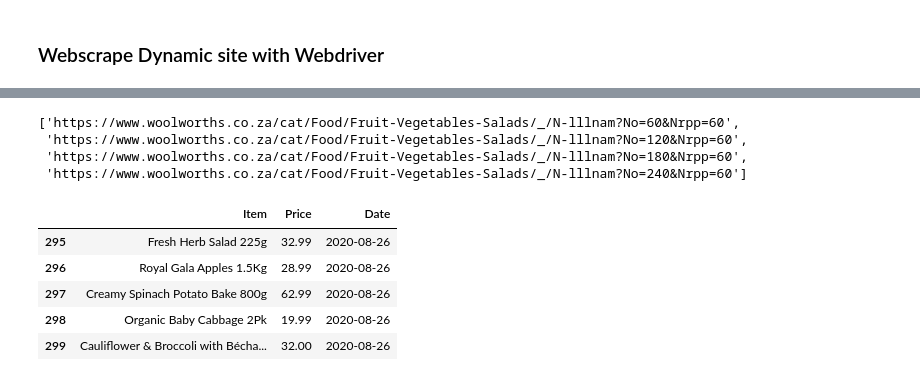
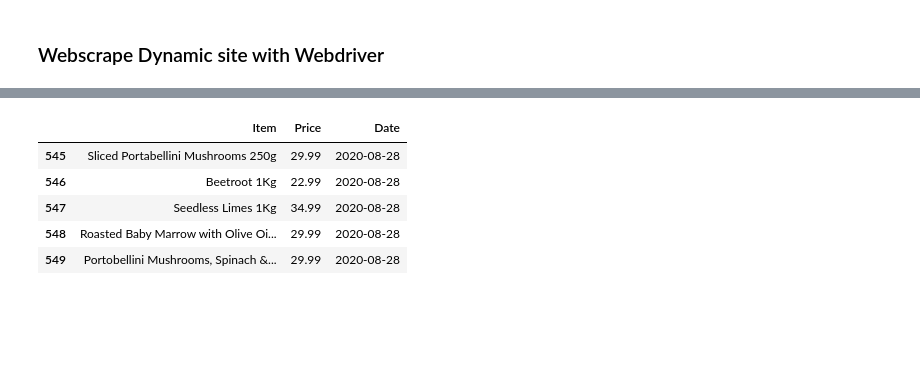
Before and after one commit to scmosoeu/fresh_produce, a Jupyter notebook: Woolworths_fresh_produce_web_scraper.ipynb, the cells around one changed output, grey strips where cells are left out. Cells and saved outputs as stored; diff of their text form; code cells hidden in the pictures; blank space fills up the shorter version.

```diff
--- a/Woolworths_fresh_produce_web_scraper.ipynb
+++ b/Woolworths_fresh_produce_web_scraper.ipynb
@@ -20,7 +20,7 @@ import pyodbc
 # %% [markdown]
 ### Webscrape with BeautifulSoup
 # %%
-url = 'https://www.woolworths.co.za/cat/Food/Fruit-Vegetables-Salads/_/N-lllnam?Easy=Eats-Deal'
+url = 'https://www.woolworths.co.za/cat/Food/Fruit-Vegetables-Salads/_/N-lllnam'
 
 response = urlopen(url)
 page = response.read()
@@ -92,11 +92,21 @@ def woolworths_web_scraper(link):
         price_woolworths.append(product.find('strong', {'class':'price'}).text.strip('R '))
 
 
+    if len(soup.find_all('a', {'class':'pagination__nav'})) > 1:
+        link_str= str(soup.find_all('a', {'class':'pagination__nav'})[-1])
+        pattern = '<a class="pagination__nav".*?>'
+        next_page = re.search(pattern, link_str).group()
+        next_page = next_page[len('<a class="pagination__nav" href=')+1: -2 ].split('"')[0]
+        next_page = 'https://www.woolworths.co.za' + next_page
+
+
+
     woolworths_fresh_produce = pd.DataFrame({'Item':item_woolworths, 'Price':price_woolworths}, columns=['Item', 'Price'])
 
     woolworths_fresh_produce['Date'] = [date.today() for k in range(len(woolworths_fresh_produce))]
 
-    return woolworths_fresh_produce
+
+    return woolworths_fresh_produce, next_page
 # %%
 # Scrapping data from first page
-woolworths_fresh_produce = woolworths_web_scraper(url)
+woolworths_fresh_produce, next_page = woolworths_web_scraper(url)
@@ -123,34 +113,20 @@ woolworths_fresh_produce
-# %%
-# identifying the link to subsequent pages
-pages = soup.find_all('li', {'class':'pagination__page'})
-links = []
-for i in range(len(pages)):
-    if i > 0:
-        link = soup.find_all('li', {'class':'pagination__page'})[i]
-        links.append(link.find('a')['href'])
-
-for i in range(len(links)):
-    prelink = 'https://www.woolworths.co.za'
-    links[i] = prelink + links[i]
-
-links
-# %% [output]
-['https://www.woolworths.co.za/cat/Food/Fruit-Vegetables-Salads/_/N-lllnam?No=60&Nrpp=60',
- 'https://www.woolworths.co.za/cat/Food/Fruit-Vegetables-Salads/_/N-lllnam?No=120&Nrpp=60',
- 'https://www.woolworths.co.za/cat/Food/Fruit-Vegetables-Salads/_/N-lllnam?No=180&Nrpp=60',
- 'https://www.woolworths.co.za/cat/Food/Fruit-Vegetables-Salads/_/N-lllnam?No=240&Nrpp=60']
 # %%
-# concatenates information scrapped from all pages into one dataframe
-for link in links:
-    df = woolworths_web_scraper(link)
-    woolworths_fresh_produce = pd.concat([woolworths_fresh_produce, df])
+#iterating through the pages using the 'next' icon
+links = []
+while next_page not in links:
+    links.append(next_page)
+    df, next_page = woolworths_web_scraper(next_page)
+    if df.empty:
+        break
+    else:
+        woolworths_fresh_produce = pd.concat([woolworths_fresh_produce, df])
 
 woolworths_fresh_produce.reset_index(drop=True, inplace=True)
 woolworths_fresh_produce.tail(5)
 # %% [output]
 |  | Item | Price | Date |
-| 295 | Fresh Herb Salad 225g | 32.99 | 2020-08-26 |
-| 296 | Royal Gala Apples 1.5Kg | 28.99 | 2020-08-26 |
-| 297 | Creamy Spinach Potato Bake 800g | 62.99 | 2020-08-26 |
-| 298 | Organic Baby Cabbage 2Pk | 19.99 | 2020-08-26 |
-| 299 | Cauliflower & Broccoli with Bécha... | 32.00 | 2020-08-26 |
+| 545 | Sliced Portabellini Mushrooms 250g | 29.99 | 2020-08-28 |
+| 546 | Beetroot 1Kg | 22.99 | 2020-08-28 |
+| 547 | Seedless Limes 1Kg | 34.99 | 2020-08-28 |
+| 548 | Roasted Baby Marrow with Olive Oi... | 29.99 | 2020-08-28 |
+| 549 | Portobellini Mushrooms, Spinach &... | 29.99 | 2020-08-28 |
```
Also changed, not shown: parts of 2 cells of this notebook.
